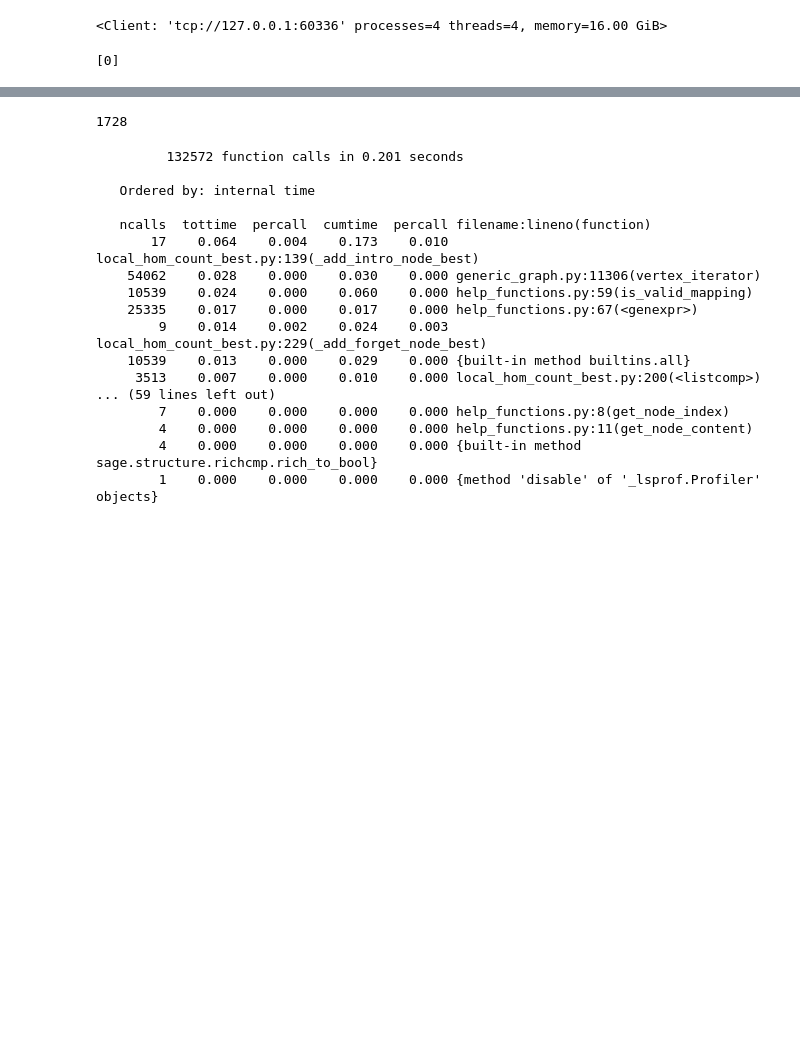
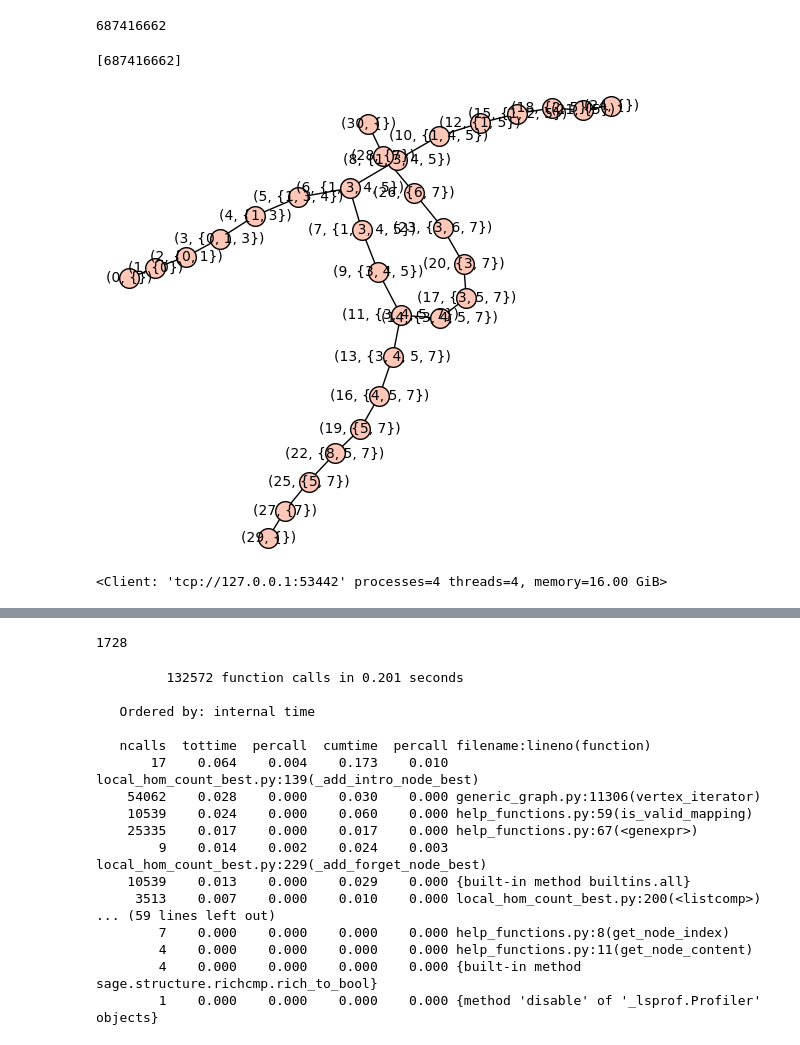
Before and after one commit to guojing0/count-graph-homs, a Jupyter notebook: hom-count-exp.ipynb, the cells around one changed output, grey strips where cells are left out. Cells and saved outputs as stored; diff of their text form; code cells hidden in the pictures; blank space fills up the shorter version.

```diff
--- a/hom-count-exp.ipynb
+++ b/hom-count-exp.ipynb
@@ -8,7 +8,7 @@ from local_hom_count_best_parallel import *
 def get_colours(n, k):
     return [i for i in range(k) for _ in range(n)]
 # %%
-graph = graphs.CompleteBipartiteGraph(2, 4)
+graph = graphs.CompleteBipartiteGraph(4, 5)
 graph_clr = [0, 1, 1]
 
 square = graphs.Grid2dGraph(2, 2)
@@ -23,34 +23,42 @@ four_grid = graphs.Grid2dGraph(4, 4)
 four_grid.relabel()
 four_grid_clr = get_colours(4, 4)
 
-target_graph = graphs.PathGraph(4)
+four_path = graphs.PathGraph(20)
 target_clr = [0, 1, 2, 3]
 
-# counter = GraphHomomorphismCounter(graphs.PetersenGraph(), four_grid)
-# %timeit -r 3 count = counter.count_homomorphisms_best()
-# print(count)
+petersen = graphs.PetersenGraph()
+
+H = graphs.RandomGNP(25, 0.5, seed=42)
+
+# %prun counter.count_homomorphisms_best()
 
 # colour_counter = GraphHomomorphismCounter(square, three_grid, 2, square_clr, three_grid_clr, colourful=True)
 # colourful_count = colour_counter.count_homomorphisms_best()
 # print(colourful_count)
-
-# par_counter = ParallelGraphHomomorphismCounter(graphs.PetersenGraph(), four_grid)
-# par_count = par_counter.count_homomorphisms_parallel()
-# par_count.compute()
+# %%
+counter = GraphHomomorphismCounter(three_grid, H)
+count = counter.count_homomorphisms_best()
+print(count)
+
+# %prun counter.count_homomorphisms_best()
+# %% [output]
+687416662
+# %%
+par_counter = ParallelGraphHomomorphismCounter(three_grid, H)
+par_count = par_counter.count_homomorphisms_parallel()
+par_count.compute()
+# %% [output]
+[687416662]
 # %%
-# counter.nice_tree_decomp.plot()
+counter.nice_tree_decomp.plot()
+# %% [output]
+[figure, added]
 # %%
 from dask.distributed import Client
-client = Client(processes=True)
+client = Client()
 client
 # %% [output]
-<Client: 'tcp://127.0.0.1:60336' processes=4 threads=4, memory=16.00 GiB>
+<Client: 'tcp://127.0.0.1:53442' processes=4 threads=4, memory=16.00 GiB>
-# %%
-par_counter = ParallelGraphHomomorphismCounter(graphs.PetersenGraph(), four_grid)
-par_count = par_counter.count_homomorphisms_parallel()
-par_count.compute()
-# %% [output]
-[0]
 # %%
 def best_speed_test(graph, target_graph, graph_clr, target_clr):
     # best_result = count_homomorphisms_best(graph, target_graph)
```
Also changed, not shown: parts of 3 cells of this notebook, 1 other file.
